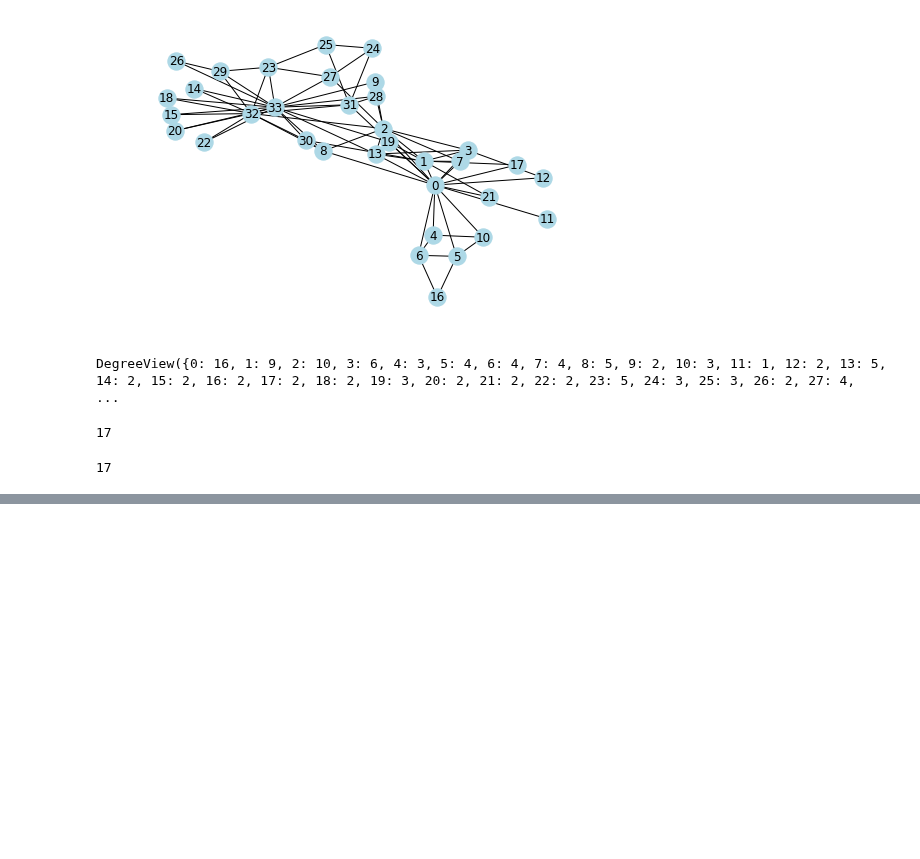
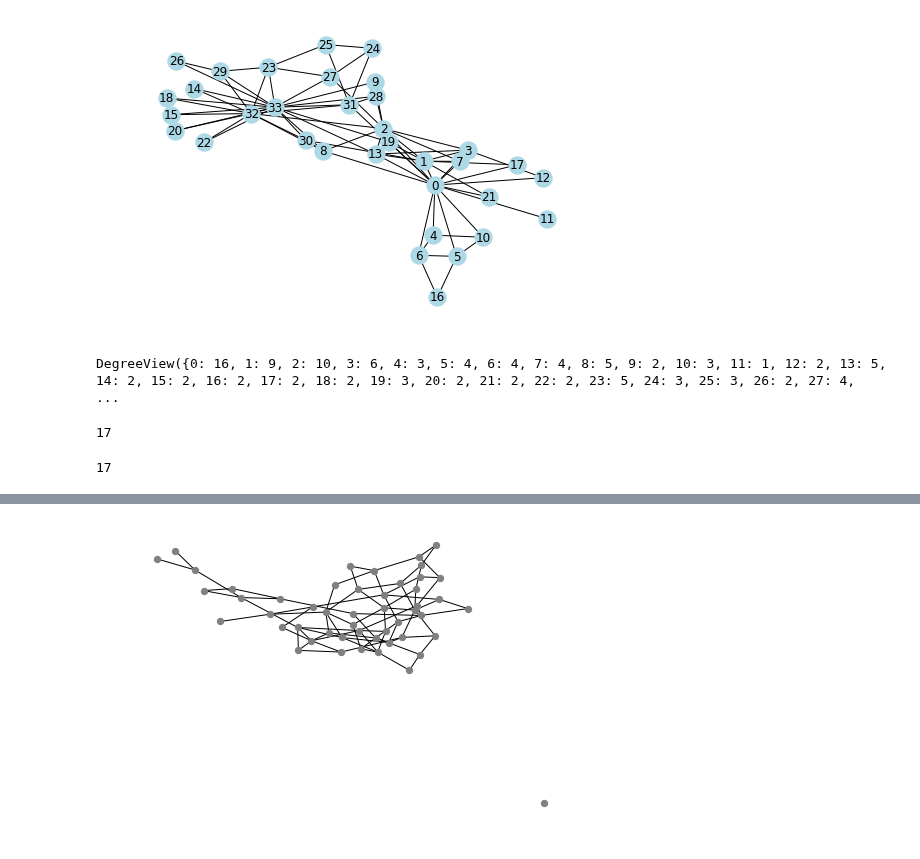
Before and after one commit to udaytak/Edx_PythonForResearch, a Jupyter notebook: 4_31. Case Study - Social Network Analysis.ipynb, the cells around one changed output, grey strips where cells are left out. Cells and saved outputs as stored; diff of their text form; code cells hidden in the pictures; blank space fills up the shorter version.

```diff
--- a/4_31. Case Study - Social Network Analysis.ipynb
+++ b/4_31. Case Study - Social Network Analysis.ipynb
@@ -136,0 +247,22 @@ G.
+# %%
+def er_graph(N,p):
+    '''
+    Generate an ER graph
+    '''
+    G = nx.Graph()
+    #add all nodes in the graph
+    G.add_nodes_from(range(N))
+    #loop over all pairs of nodes
+    for node1 in G.nodes():
+        for node2 in G.nodes():
+            if node1 < node2 and bernoulli.rvs(p=p):
+
+                #add an edge with prob p
+                G.add_edge(node1, node2)
+    return G
+# %%
+nx.draw(er_graph(50, 0.08), node_size = 40, node_color = 'gray')
+plt.savefig('networks_info_er1.pdf')
+plt.show()
+# %% [output]
+[figure, added]
```
Also changed, not shown: parts of 20 cells of this notebook, 2 other files.
